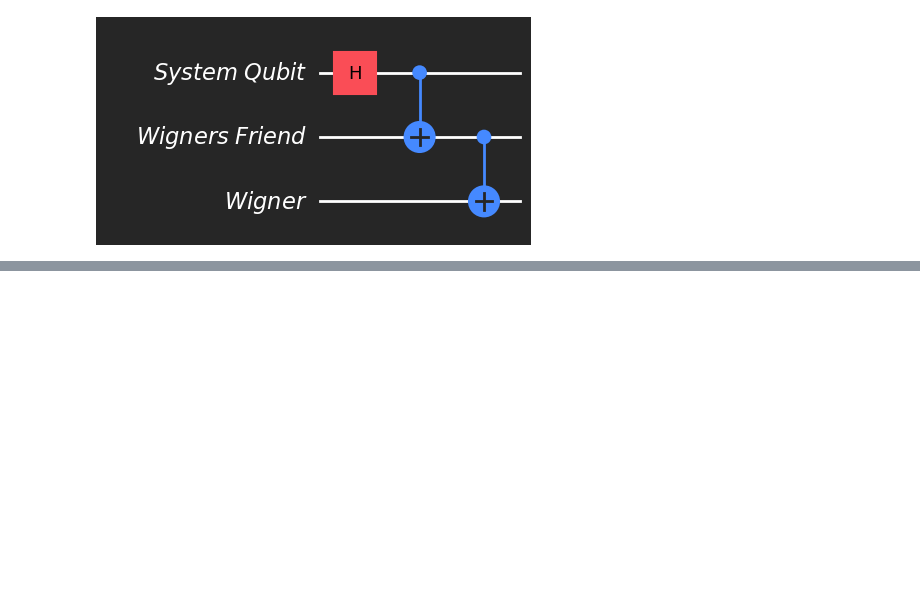
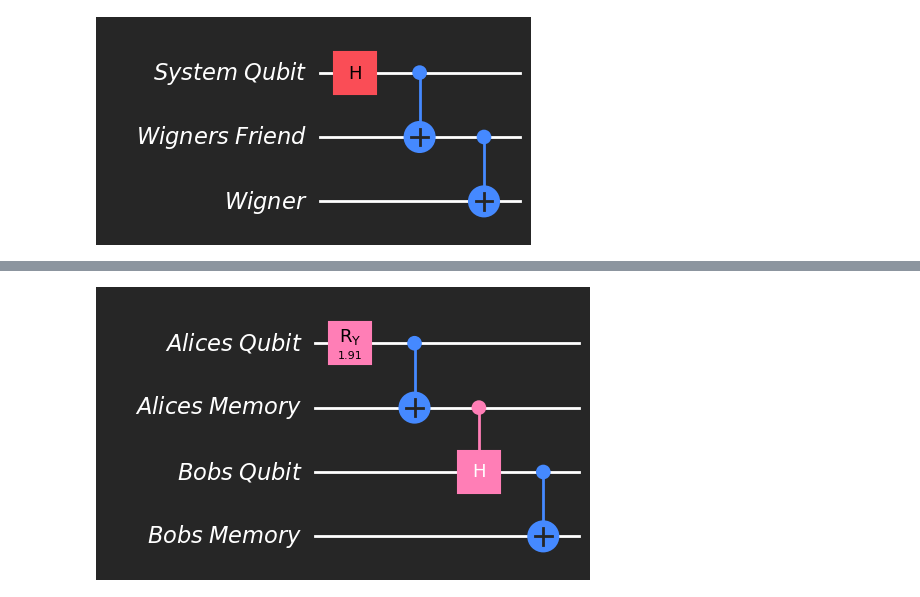
Before and after one commit to Siddhantshimpi/Siddhantshimpi, a Jupyter notebook: Physics/Qiskit/wigner.ipynb, the cells around one changed output, grey strips where cells are left out. Cells and saved outputs as stored; diff of their text form; code cells hidden in the pictures; blank space fills up the shorter version.

```diff
--- a/Physics/Qiskit/wigner.ipynb
+++ b/Physics/Qiskit/wigner.ipynb
@@ -124,0 +150,18 @@ Getting rid of the irreversible measurement operations, we can model the system
+# %%
+qr_1 = QuantumRegister(1, 'Alices Qubit')
+qr_2 = QuantumRegister(1, 'Alices Memory')
+qr_3 = QuantumRegister(1, 'Bobs Qubit')
+qr_4 = QuantumRegister(1, 'Bobs Memory')
+
+qc = QuantumCircuit(qr_1, qr_2, qr_3, qr_4)
+
+theta = 2 * np.arcsin(np.sqrt(2 / 3))
+qc.ry(theta, 0)
+
+qc.cx(0, 1)
+qc.ch(1, 2)
+qc.cx(2, 3)
+
+qc.draw('mpl', style = 'iqx-dark')
+# %% [output]
+[figure, added]
```
Also changed, not shown: parts of 29 cells of this notebook, 7 other files.
